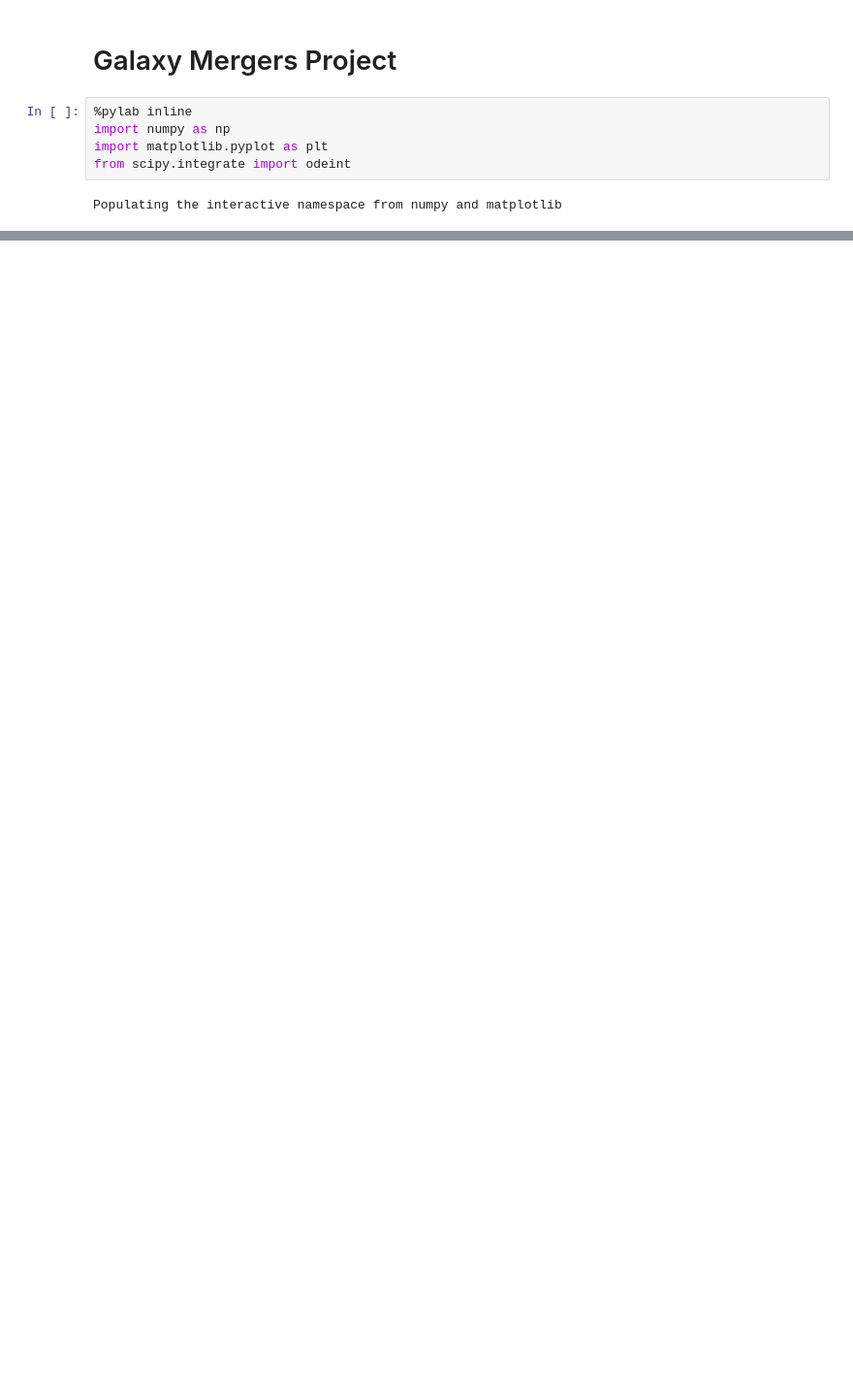
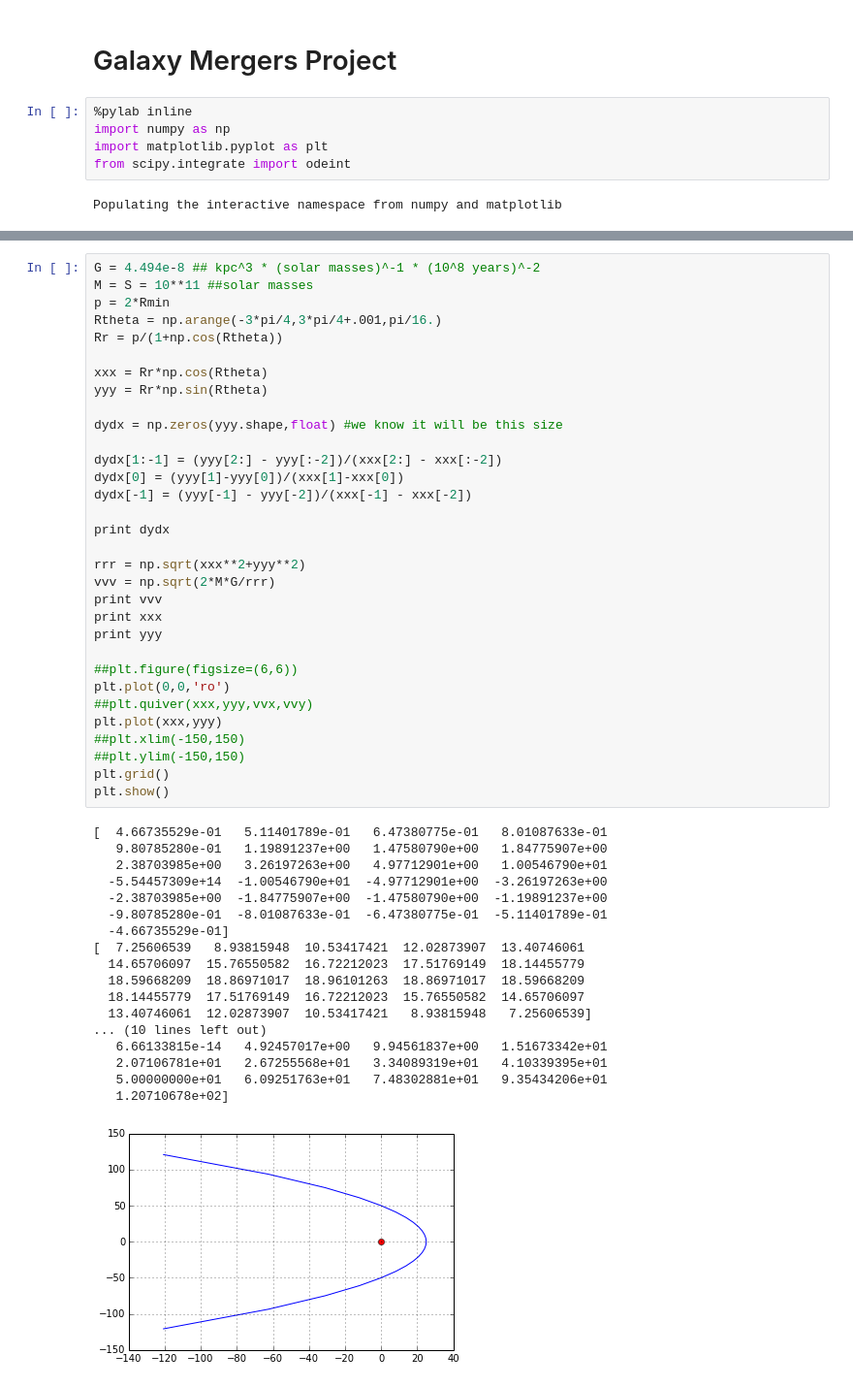
Before and after one commit to jpelgrif/PHYS202-S14, a Jupyter notebook: Project/Project.ipynb, the cells around one changed output, grey strips where cells are left out. Shown at 97% size. Saved outputs shown, nothing was run; the diff lists cells and outputs as text; blank space fills up the shorter version.

```diff
--- a/Project/Project.ipynb
+++ b/Project/Project.ipynb
@@ -92,3 +106,54 @@ def deriv_R(current,t):
+# %%
+G = 4.494e-8 ## kpc^3 * (solar masses)^-1 * (10^8 years)^-2
+M = S = 10**11 ##solar masses
+p = 2*Rmin
+Rtheta = np.arange(-3*pi/4,3*pi/4+.001,pi/16.)
+Rr = p/(1+np.cos(Rtheta))
+
+xxx = Rr*np.cos(Rtheta)
+yyy = Rr*np.sin(Rtheta)
+
+dydx = np.zeros(yyy.shape,float) #we know it will be this size
+
+dydx[1:-1] = (yyy[2:] - yyy[:-2])/(xxx[2:] - xxx[:-2])
+dydx[0] = (yyy[1]-yyy[0])/(xxx[1]-xxx[0])
+dydx[-1] = (yyy[-1] - yyy[-2])/(xxx[-1] - xxx[-2])
+
+print dydx
+
+rrr = np.sqrt(xxx**2+yyy**2)
+vvv = np.sqrt(2*M*G/rrr)
+print vvv
+print xxx
+print yyy
+
+##plt.figure(figsize=(6,6))
+plt.plot(0,0,'ro')
+##plt.quiver(xxx,yyy,vvx,vvy)
+plt.plot(xxx,yyy)
+##plt.xlim(-150,150)
+##plt.ylim(-150,150)
+plt.grid()
+plt.show()
+# %% [output]
+[  4.66735529e-01   5.11401789e-01   6.47380775e-01   8.01087633e-01
+   9.80785280e-01   1.19891237e+00   1.47580790e+00   1.84775907e+00
+   2.38703985e+00   3.26197263e+00   4.97712901e+00   1.00546790e+01
+  -5.54457309e+14  -1.00546790e+01  -4.97712901e+00  -3.26197263e+00
+  -2.38703985e+00  -1.84775907e+00  -1.47580790e+00  -1.19891237e+00
+  -9.80785280e-01  -8.01087633e-01  -6.47380775e-01  -5.11401789e-01
+  -4.66735529e-01]
+[  7.25606539   8.93815948  10.53417421  12.02873907  13.40746061
+  14.65706097  15.76550582  16.72212023  17.51769149  18.14455779
+  18.59668209  18.86971017  18.96101263  18.86971017  18.59668209
+  18.14455779  17.51769149  16.72212023  15.76550582  14.65706097
+  13.40746061  12.02873907  10.53417421   8.93815948   7.25606539]
+... (10 lines left out)
+   6.66133815e-14   4.92457017e+00   9.94561837e+00   1.51673342e+01
+   2.07106781e+01   2.67255568e+01   3.34089319e+01   4.10339395e+01
+   5.00000000e+01   6.09251763e+01   7.48302881e+01   9.35434206e+01
+   1.20710678e+02]
+[figure, added]
 # %%
 t = np.arange(10.1)
 
```
Also changed, not shown: parts of 10 cells of this notebook.
